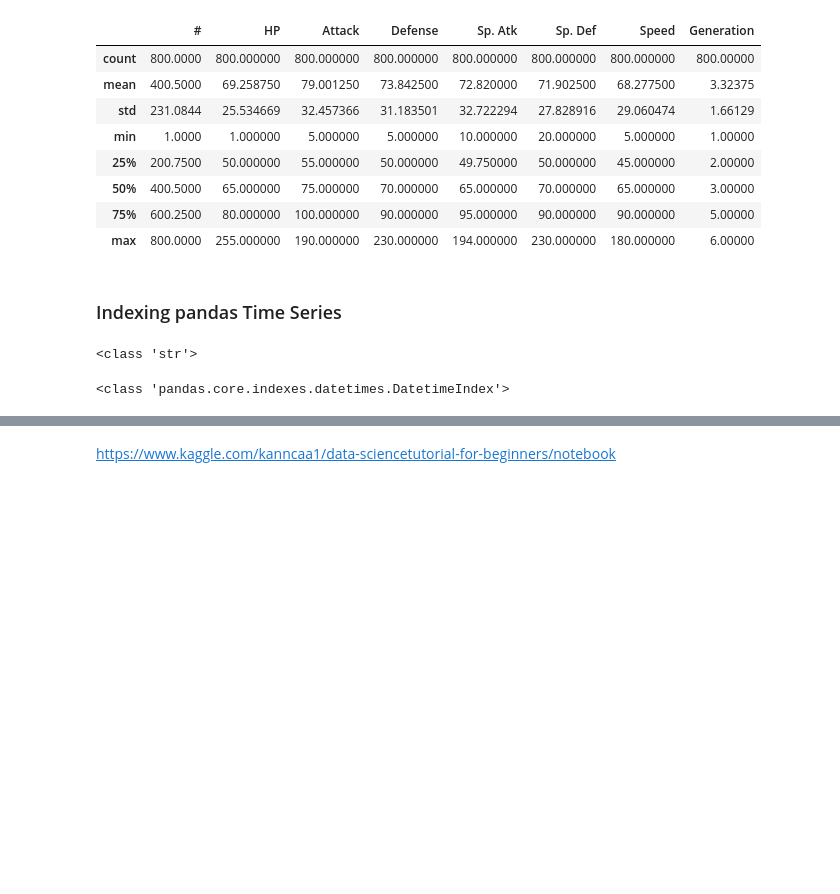
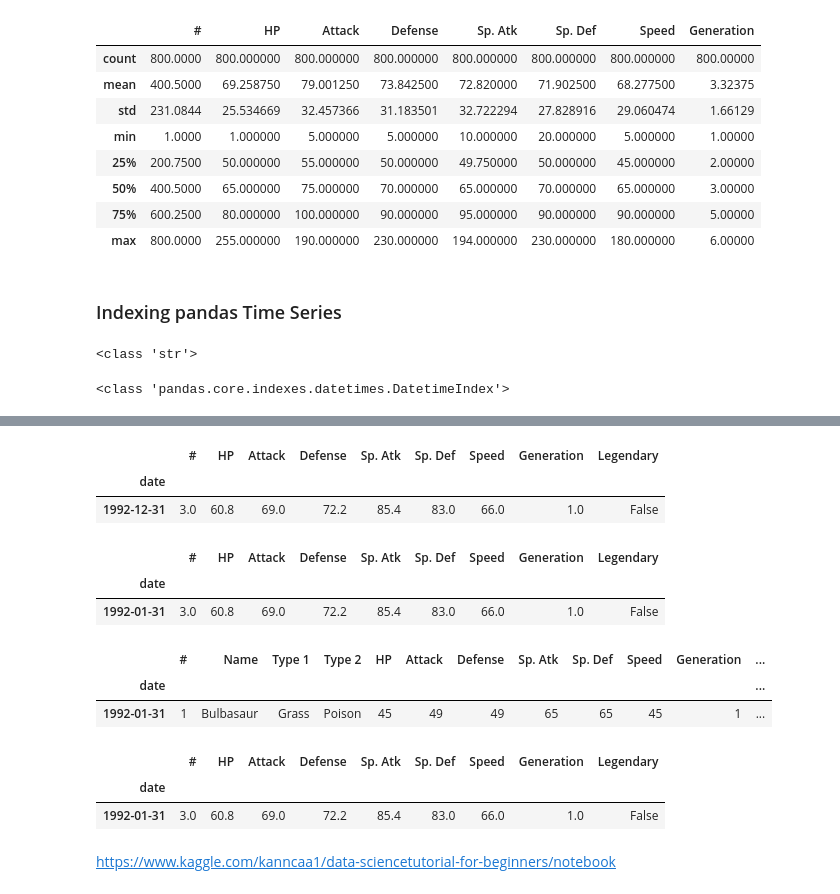
Before and after one commit to AmirSarrafzadeh/Pokemon-Dataset, a Jupyter notebook: Pokemon-Weedle's-Cave.ipynb, the cells around one changed output, grey strips where cells are left out. Cells and saved outputs as stored; diff of their text form; code cells hidden in the pictures; blank space fills up the shorter version.

```diff
--- a/Pokemon-Weedle's-Cave.ipynb
+++ b/Pokemon-Weedle's-Cave.ipynb
@@ -503,2 +544,27 @@ date_list = ["1992-01-02","1992-01-03","1992-01-04","1992-01-05","1992-01-06"]
+# %%
+# We will use the data2
+data2.resample("A").mean()
+# %% [output]
+|  | # | HP | Attack | Defense | Sp. Atk | Sp. Def | Speed | Generation | Legendary |
+| date |  |  |  |  |  |  |  |  |  |
+| 1992-12-31 | 3.0 | 60.8 | 69.0 | 72.2 | 85.4 | 83.0 | 66.0 | 1.0 | False |
+# %%
+data2.resample("M").mean()
+# %% [output]
+|  | # | HP | Attack | Defense | Sp. Atk | Sp. Def | Speed | Generation | Legendary |
+| date |  |  |  |  |  |  |  |  |  |
+| 1992-01-31 | 3.0 | 60.8 | 69.0 | 72.2 | 85.4 | 83.0 | 66.0 | 1.0 | False |
+# %%
+data2.resample("M").first().interpolate("linear")
+# %% [output]
+|  | # | Name | Type 1 | Type 2 | HP | Attack | Defense | Sp. Atk | Sp. Def | Speed | Generation | ... |
+| date |  |  |  |  |  |  |  |  |  |  |  | ... |
+| 1992-01-31 | 1 | Bulbasaur | Grass | Poison | 45 | 49 | 49 | 65 | 65 | 45 | 1 | ... |
+# %%
+data2.resample("M").mean().interpolate("linear")
+# %% [output]
+|  | # | HP | Attack | Defense | Sp. Atk | Sp. Def | Speed | Generation | Legendary |
+| date |  |  |  |  |  |  |  |  |  |
+| 1992-01-31 | 3.0 | 60.8 | 69.0 | 72.2 | 85.4 | 83.0 | 66.0 | 1.0 | False |
 # %% [markdown]
 https://www.kaggle.com/kanncaa1/data-sciencetutorial-for-beginners/notebook
```
Also changed, not shown: parts of 3 cells of this notebook.
